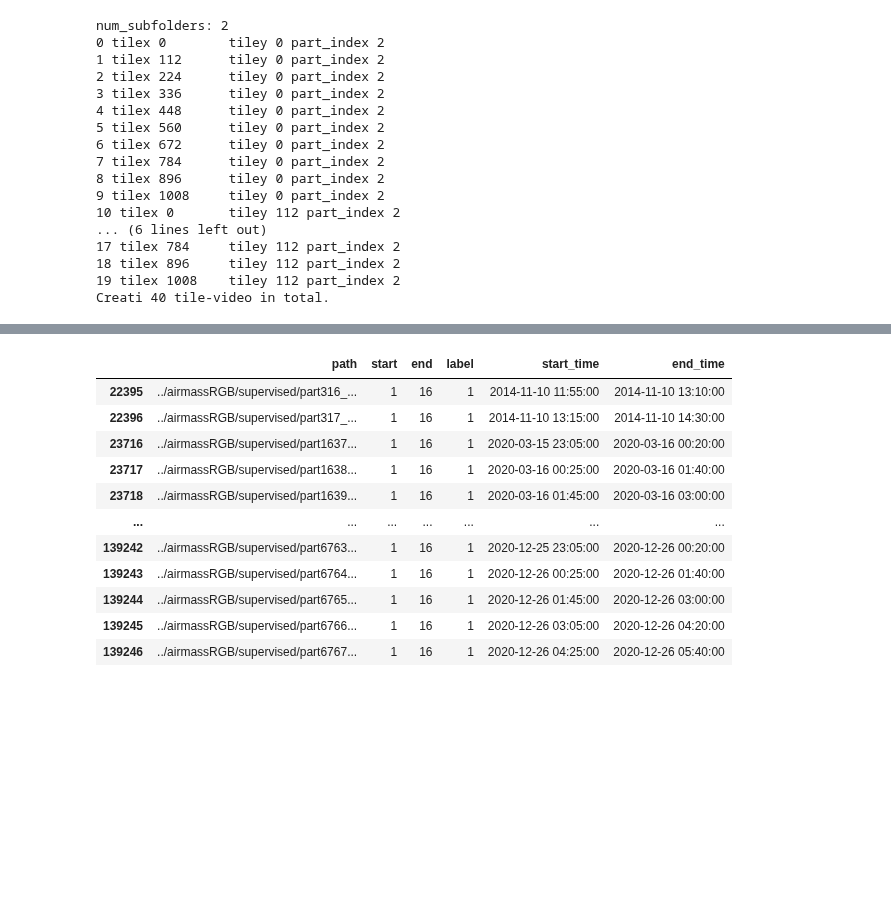
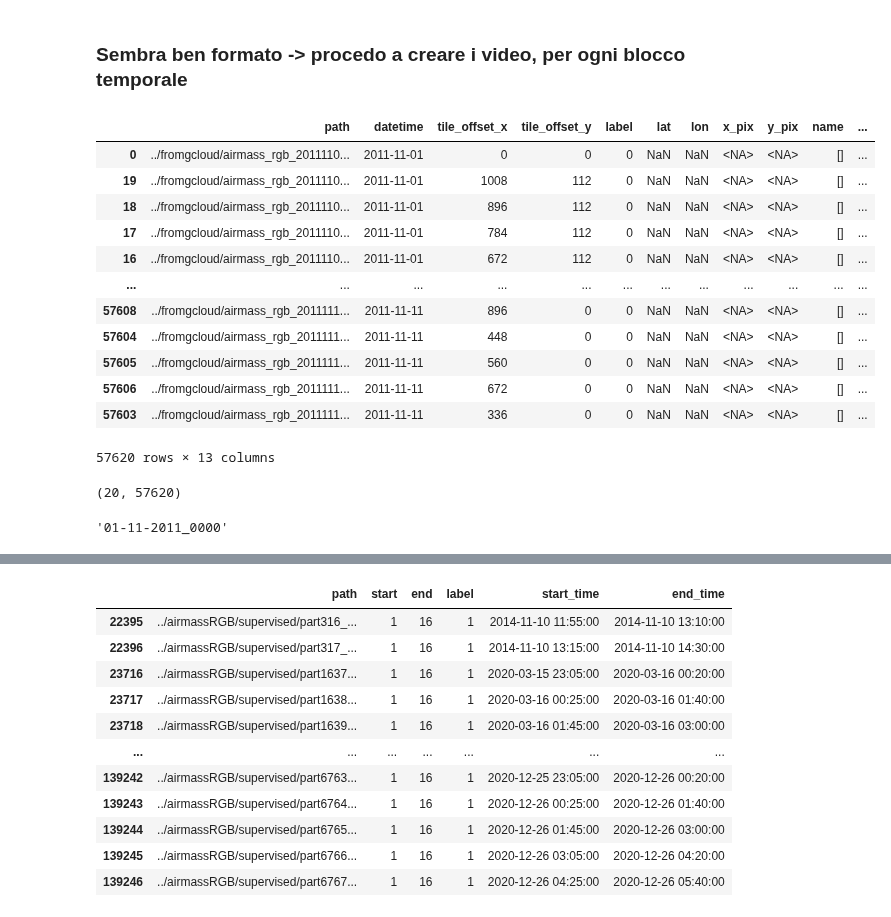
Before and after one commit to dandarm/VideoMAEv2, a Jupyter notebook: Build_dataset_videoMAE.ipynb, the cells around one changed output, grey strips where cells are left out. Saved outputs shown, nothing was run; the diff lists cells and outputs as text; code cells hidden in the pictures; blank space fills up the shorter version.

Commit message:
dataframe for dataset

```diff
--- a/Build_dataset_videoMAE.ipynb
+++ b/Build_dataset_videoMAE.ipynb
@@ -78,0 +50,13 @@ sorted_metadata
+# %%
+df_data = pd.read_csv("all_data.csv", dtype={
+        "path": 'string',
+        "tile_offset_x": 'int16',
+        "tile_offset_y": 'int16',
+        "label": 'category',
+        "lat": 'float32',
+        "lon": 'float32',
+        "x_pix": 'Int16',
+        "y_pix": 'Int16',
+        "name": 'string'
+    }, parse_dates=['datetime'])
+df_data.drop(columns="Unnamed: 0", inplace=True)
@@ -78,0 +79,13 @@ sorted_metadata
+# %%
+# separo gruppi temporali contigui
+df_data = df_data.sort_values('datetime')
+# Calcola la differenza temporale rispetto alla riga precedente
+df_data['delta'] = df_data['datetime'].diff()
+
+# Definisci i punti di rottura: True se la differenza è maggiore della frequenza attesa
+df_data['new_group'] = (df_data['delta'] > pd.Timedelta(minutes=60))  # puoi aumentare il margine se serve
+
+# Crea gli ID di gruppo cumulando i True
+df_data['gruppo'] = df_data['new_group'].cumsum()
+
+gruppi_date = [g for _, g in df_data.groupby('gruppo')]
@@ -78,0 +129,20 @@ sorted_metadata
+# %% [markdown]
+### Sembra ben formato -> procedo a creare i video, per ogni blocco temporale
+# %%
+df = gruppi_date[0]
+# %%
+df
+# %% [output]
+|  | path | datetime | tile_offset_x | tile_offset_y | label | lat | lon | x_pix | y_pix | name | ... |
+| 0 | ../fromgcloud/airmass_rgb_2011110... | 2011-11-01 | 0 | 0 | 0 | NaN | NaN | <NA> | <NA> | [] | ... |
+| 19 | ../fromgcloud/airmass_rgb_2011110... | 2011-11-01 | 1008 | 112 | 0 | NaN | NaN | <NA> | <NA> | [] | ... |
+| 18 | ../fromgcloud/airmass_rgb_2011110... | 2011-11-01 | 896 | 112 | 0 | NaN | NaN | <NA> | <NA> | [] | ... |
+| 17 | ../fromgcloud/airmass_rgb_2011110... | 2011-11-01 | 784 | 112 | 0 | NaN | NaN | <NA> | <NA> | [] | ... |
+| 16 | ../fromgcloud/airmass_rgb_2011110... | 2011-11-01 | 672 | 112 | 0 | NaN | NaN | <NA> | <NA> | [] | ... |
+| ... | ... | ... | ... | ... | ... | ... | ... | ... | ... | ... | ... |
+| 57608 | ../fromgcloud/airmass_rgb_2011111... | 2011-11-11 | 896 | 0 | 0 | NaN | NaN | <NA> | <NA> | [] | ... |
+| 57604 | ../fromgcloud/airmass_rgb_2011111... | 2011-11-11 | 448 | 0 | 0 | NaN | NaN | <NA> | <NA> | [] | ... |
+| 57605 | ../fromgcloud/airmass_rgb_2011111... | 2011-11-11 | 560 | 0 | 0 | NaN | NaN | <NA> | <NA> | [] | ... |
+| 57606 | ../fromgcloud/airmass_rgb_2011111... | 2011-11-11 | 672 | 0 | 0 | NaN | NaN | <NA> | <NA> | [] | ... |
+| 57603 | ../fromgcloud/airmass_rgb_2011111... | 2011-11-11 | 336 | 0 | 0 | NaN | NaN | <NA> | <NA> | [] | ... |
+57620 rows × 13 columns
@@ -78,0 +151,8 @@ sorted_metadata
+# %%
+len(grouped), len(df)
+# %% [output]
+(20, 57620)
+# %%
+df.datetime.iloc[0].strftime("%d-%m-%Y_%H%M")
+# %% [output]
+'01-11-2011_0000'
@@ -79,23 +232,3 @@ sorted_metadata
 # %%
-#sf = [(p, dt) for p, dt in zip(sorted_filenames, [f[1] for f in sorted_files])]
-#print(f"sorted filenames, len = {len(sf)}")
-subfolder_info = split_into_tiles_subfolders_and_track_dates(sorted_filenames=sorted_metadata, output_dir=output_dir)
-print(f"Creati {len(subfolder_info)} tile-video in total.")
+m_cicloni = df_res.label == 1
+m_non_cicloni = df_res.label == 0
-# %% [output]
-num_subfolders: 2
-0 tilex 0        tiley 0 part_index 2
-1 tilex 112      tiley 0 part_index 2
-2 tilex 224      tiley 0 part_index 2
-3 tilex 336      tiley 0 part_index 2
-4 tilex 448      tiley 0 part_index 2
-5 tilex 560      tiley 0 part_index 2
-6 tilex 672      tiley 0 part_index 2
-7 tilex 784      tiley 0 part_index 2
-8 tilex 896      tiley 0 part_index 2
-9 tilex 1008     tiley 0 part_index 2
-10 tilex 0       tiley 112 part_index 2
-... (6 lines left out)
-17 tilex 784     tiley 112 part_index 2
-18 tilex 896     tiley 112 part_index 2
-19 tilex 1008    tiley 112 part_index 2
-Creati 40 tile-video in total.
```
Also changed, not shown: parts of 19 cells of this notebook, 3 other files.
